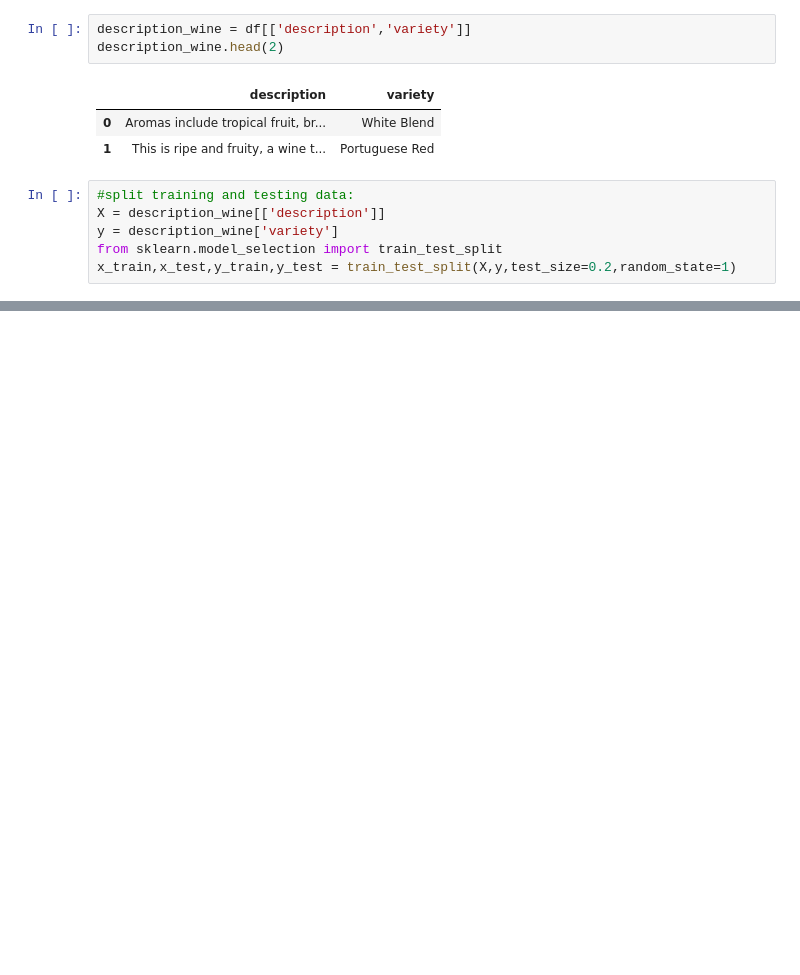
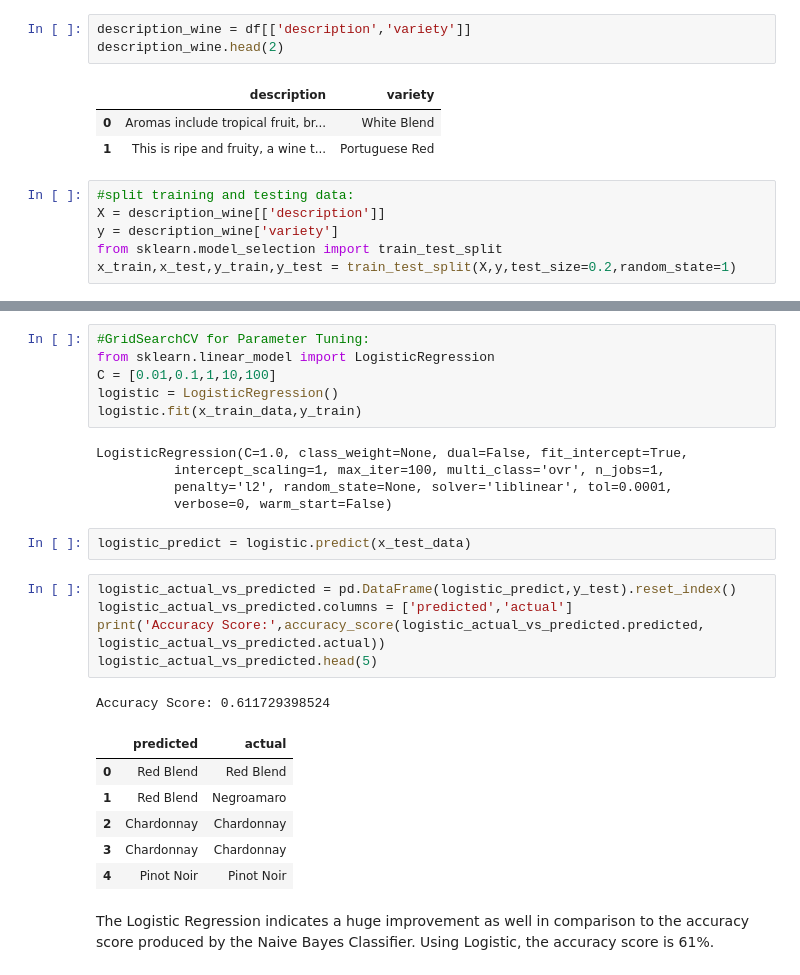
Before and after one commit to nt2462/Springboard---Capstone-Project-2, a Jupyter notebook: Capstone Project 2.ipynb, the cells around one changed output, grey strips where cells are left out. Saved outputs shown, nothing was run; the diff lists cells and outputs as text; blank space fills up the shorter version.

```diff
--- a/Capstone Project 2.ipynb
+++ b/Capstone Project 2.ipynb
@@ -492,0 +468,28 @@ Accuracy Score: 0.611729398524
+# %%
+#GridSearchCV for Parameter Tuning:
+from sklearn.linear_model import LogisticRegression
+C = [0.01,0.1,1,10,100]
+logistic = LogisticRegression()
+logistic.fit(x_train_data,y_train)
+# %% [output]
+LogisticRegression(C=1.0, class_weight=None, dual=False, fit_intercept=True,
+          intercept_scaling=1, max_iter=100, multi_class='ovr', n_jobs=1,
+          penalty='l2', random_state=None, solver='liblinear', tol=0.0001,
+          verbose=0, warm_start=False)
+# %%
+logistic_predict = logistic.predict(x_test_data)
+# %%
+logistic_actual_vs_predicted = pd.DataFrame(logistic_predict,y_test).reset_index()
+logistic_actual_vs_predicted.columns = ['predicted','actual']
+print('Accuracy Score:',accuracy_score(logistic_actual_vs_predicted.predicted, logistic_actual_vs_predicted.actual))
+logistic_actual_vs_predicted.head(5)
+# %% [output]
+Accuracy Score: 0.611729398524
+|  | predicted | actual |
+| 0 | Red Blend | Red Blend |
+| 1 | Red Blend | Negroamaro |
+| 2 | Chardonnay | Chardonnay |
+| 3 | Chardonnay | Chardonnay |
+| 4 | Pinot Noir | Pinot Noir |
+# %% [markdown]
+The Logistic Regression indicates a huge improvement as well in comparison to the accuracy score produced by the Naive Bayes Classifier. Using Logistic, the accuracy score is 61%.
```
Also changed, not shown: parts of 57 cells of this notebook.
